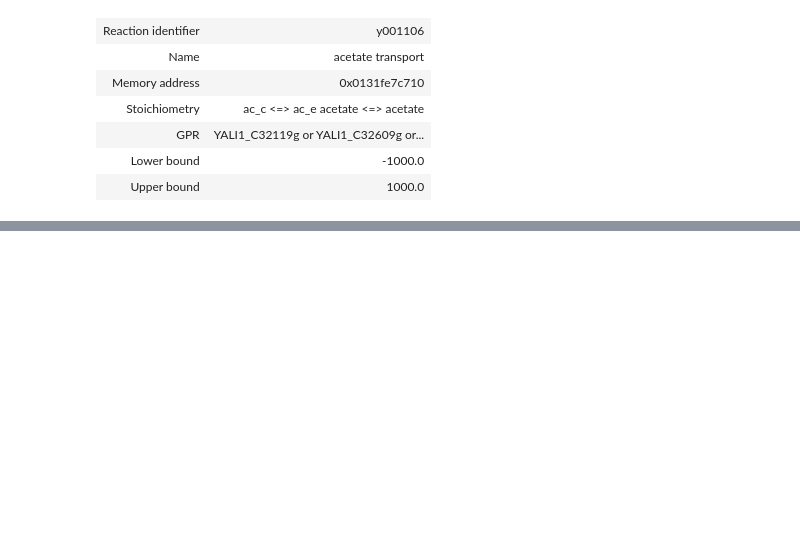
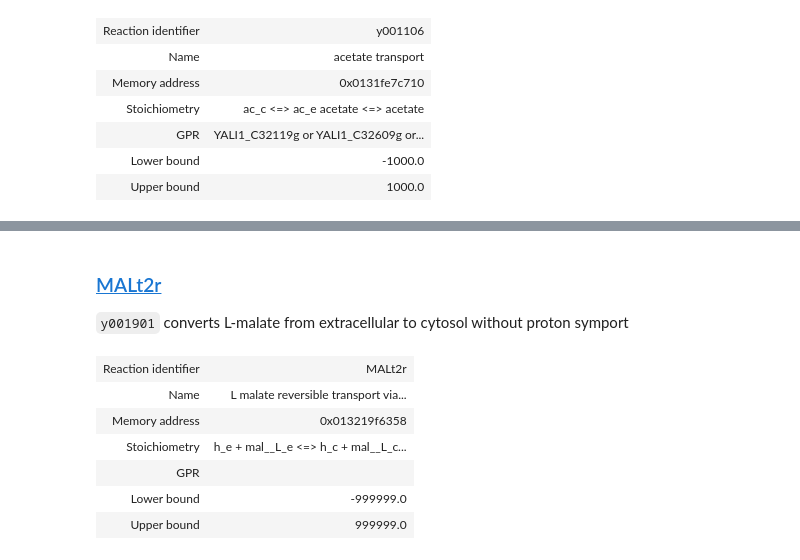
Before and after one commit to djinnome/Yarrowia_lipolytica_W29-GEM, a Jupyter notebook: Yarrowia_BIGG_Escher_map.ipynb, the cells around one changed output, grey strips where cells are left out. Cells and saved outputs as stored; diff of their text form; code cells hidden in the pictures; blank space fills up the shorter version.

```diff
--- a/Yarrowia_BIGG_Escher_map.ipynb
+++ b/Yarrowia_BIGG_Escher_map.ipynb
@@ -546,0 +464,14 @@ yali4_model.reactions.y001106
+# %% [markdown]
+### [MALt2r](http://bigg.ucsd.edu/models/iMM904/reactions/MALt2r)
+
+`y001901` converts L-malate from extracellular to cytosol without proton symport
+# %%
+imm904_model.reactions.MALt2r
+# %% [output]
+| Reaction identifier | MALt2r |
+| Name | L malate reversible transport via... |
+| Memory address | 0x013219f6358 |
+| Stoichiometry | h_e + mal__L_e <=> h_c + mal__L_c... |
+| GPR |  |
+| Lower bound | -999999.0 |
+| Upper bound | 999999.0 |
```
Also changed, not shown: parts of 65 cells of this notebook.
